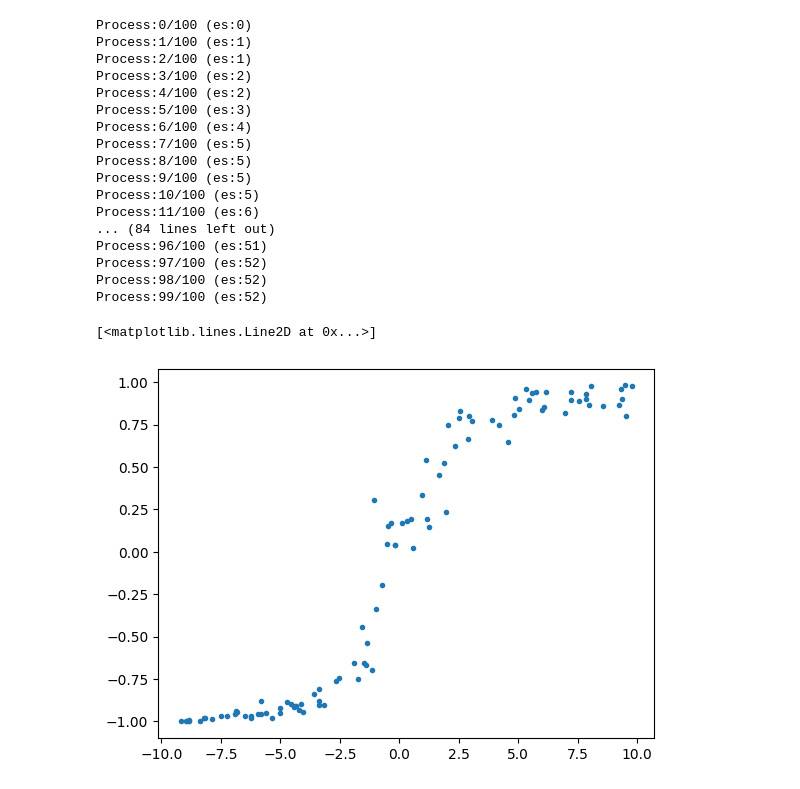
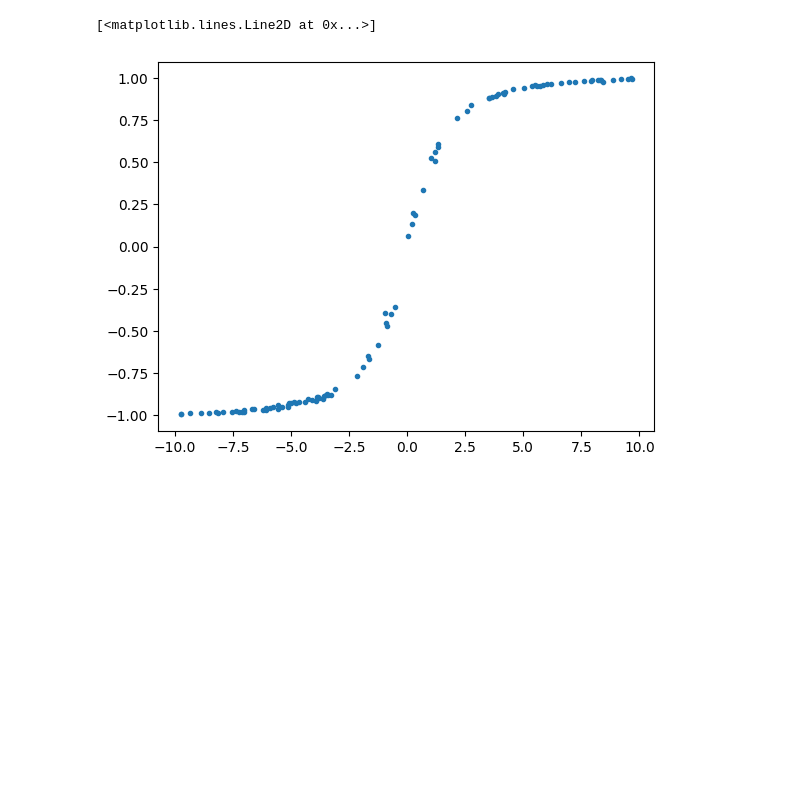
Before and after one commit to axelkat/statfmc, a Jupyter notebook: isingmodel.ipynb, the cells around one changed output. Drawn from its saved outputs; the diff is of its cells as text; code cells hidden in the pictures; blank space fills up the shorter version.

```diff
--- a/isingmodel.ipynb
+++ b/isingmodel.ipynb
@@ -45,8 +47,9 @@ def calcMagnetization(M):
 # %%
 def earlystopping(array, delta, index):
-    data=np.array(array[index-100:])
+    index=index+index % 30
+    data=np.array(array[index-index/10:])
     ave1=np.average(data)
-    data2=np.array(array[index-20:])
+    data2=np.array(array[index-index/30:])
     ave2=np.average(data2)
     if abs((ave2-ave1))<ave1/50:
         return True
@@ -61,9 +64,11 @@ def isingmodel (
     n = 100,
     h = 1,
     K = 1,
-    kbT = 5
+    kbT = 5,
+    L = 10,
+    M = np.zeros(10),
 ):
-    M, L = initgrid(10,False, False)
+
     Energy = 0
     for i in range(L):
         for j in range (L):
@@ -73,23 +78,29 @@ def isingmodel (
     Energy=Energy/2
     energyHistory = []
     max=0
+
     for tstep in range(n):
+
         i=np.random.randint(10)
         j=np.random.randint(10)
+
         Sn = M[(i - 1) % L, j] + M[(i + 1) % L, j] + M[i, (j - 1) % L] + M[i, (j + 1) % L]
 
         dE= deltaE(M[i, j], Sn, K, h)
+
         if dE<0 or np.random.random()<np.exp(-dE/kbT):
             Energy+=dE
             M[i,j]=-1*M[i,j]
 
         energyHistory.append(Energy)
         magnetization.append(calcMagnetization(M))
+        '''
         if tstep>100:
             if earlystopping(magnetization,0.1,tstep) == True:
                 max=tstep
                 break
-
+    '''
     if max == 0:
         max=n
-    return energyHistory,M,max, magnetization, np.average(np.array(magnetization[max-100:]))
+    numofave=int(max/10)
+    return energyHistory, np.average(np.array(energyHistory[max-numofave:])) ,M, max, magnetization, np.average(np.array(magnetization[max-numofave:]))
@@ -95,0 +109,8 @@ def isingmodel (
+# %%
+print('Initialize Grid...')
+M, L = initgrid(10,True, True)
+print('Grid initialized!')
+print('Start simulation...')
+Earr, Eave, Spins, steps, Marr, Mave = isingmodel(5000,0,-0.1,1,10,M)
+print('Simulation successful!')
+plotspins(Spins,2)
@@ -96,33 +142,12 @@ def isingmodel (
 # %%
-ave= []
-H=[]
-es=0
+ave = [] #Array for the average magnetization
+H = []  #Array for the corresponding external field
 for i in range(100):
-    h=np.random.random()*20-10
-    Data,M,n, magnetization,average=isingmodel(5000,h,1,5)
-    if n<5000:
-        es+=1
-    print(f"Process:{i}/{100} (es:{es})")
+    Grid, L = initgrid(10,True, False) #Init grid with all spins up
+    h = np.random.random()*20-10 # Randomly select the external field in h=[-10, 10]
+    Data,M,n, magnetization,average = isingmodel(50000,h,1,5,10,M, False, True) #Monte Carlo simulation
     ave.append(average)
     H.append(h)
-plt.plot(H,ave,'.')
 # %% [output]
-Process:0/100 (es:0)
-Process:1/100 (es:1)
-Process:2/100 (es:1)
-Process:3/100 (es:2)
-Process:4/100 (es:2)
-Process:5/100 (es:3)
-Process:6/100 (es:4)
-Process:7/100 (es:5)
-Process:8/100 (es:5)
-Process:9/100 (es:5)
-Process:10/100 (es:5)
-Process:11/100 (es:6)
-... (84 lines left out)
-Process:96/100 (es:51)
-Process:97/100 (es:52)
-Process:98/100 (es:52)
-Process:99/100 (es:52)
+[<matplotlib.lines.Line2D at 0x...>]
-[<matplotlib.lines.Line2D at 0x...>]
-[figure, old version]
+[figure, new version]
```
Also changed, not shown: parts of 14 cells of this notebook.
